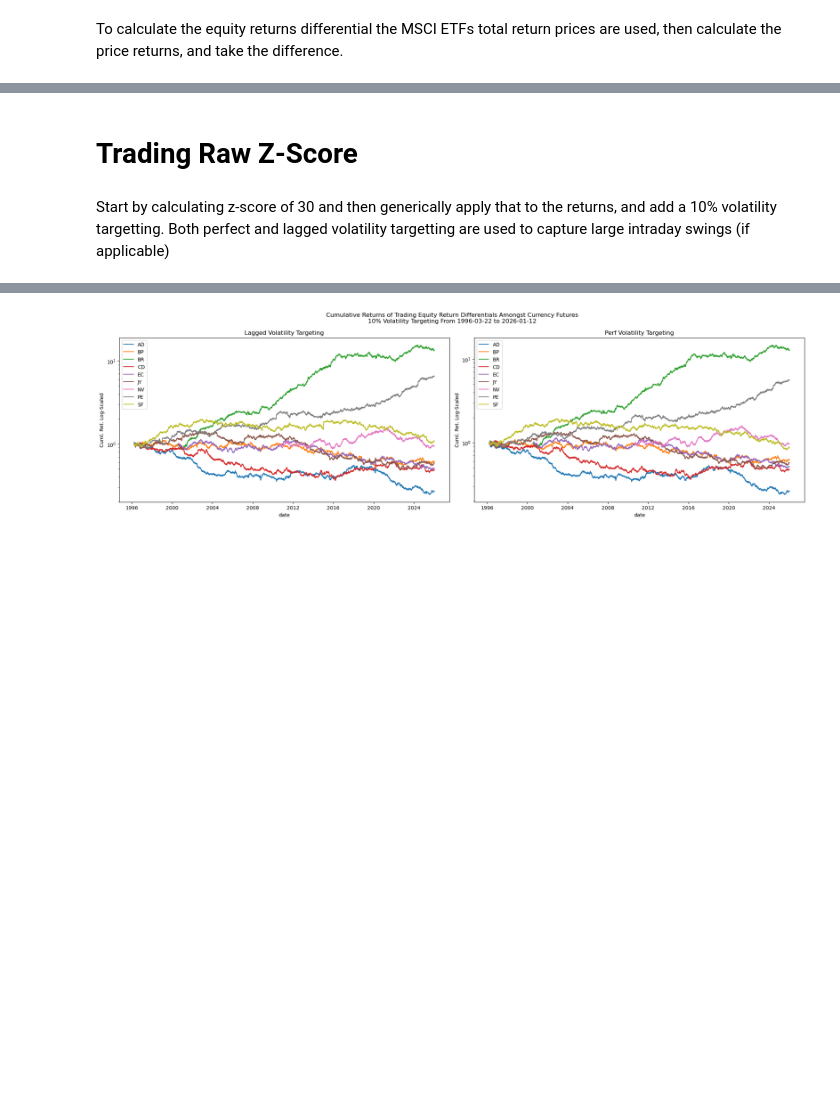
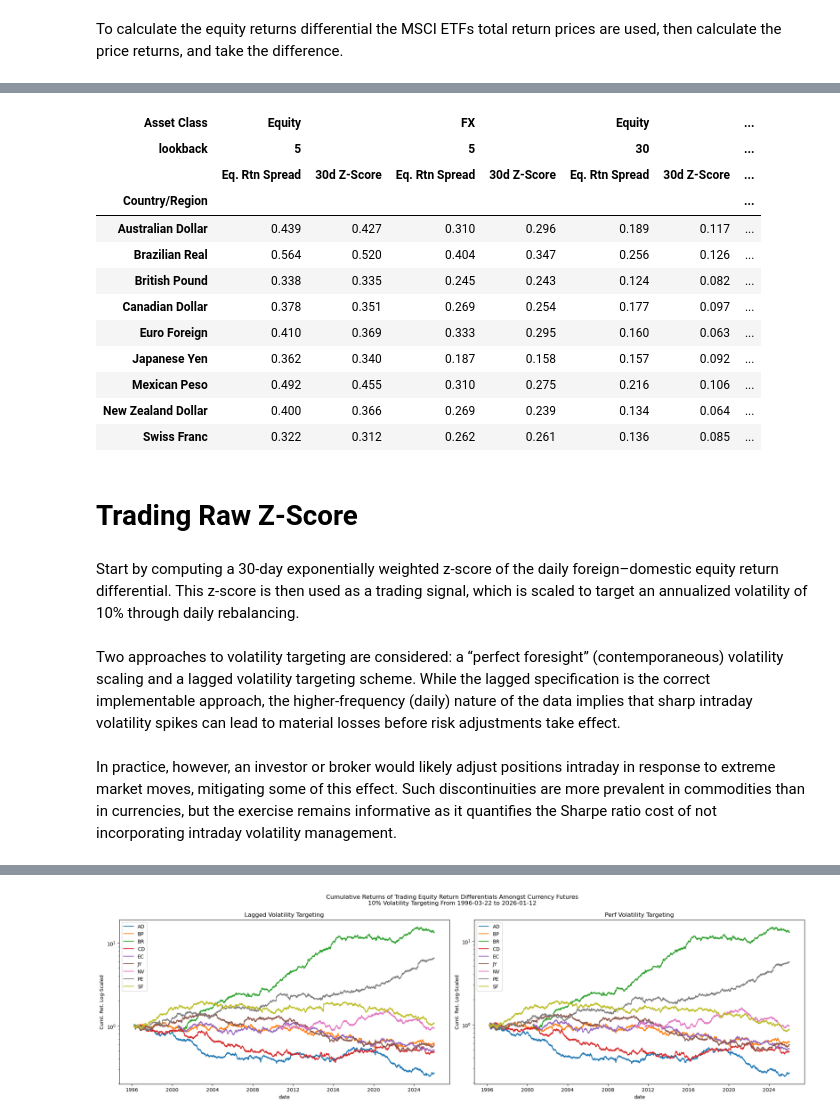
Before and after one commit to diegodalvarez/FXEquitySpillover, a Jupyter notebook: 1SignalStrategies.ipynb, the cells around one changed output, grey strips where cells are left out. Cells and saved outputs as stored; diff of their text form; code cells hidden in the pictures; blank space fills up the shorter version.

```diff
--- a/1SignalStrategies.ipynb
+++ b/1SignalStrategies.ipynb
@@ -61,0 +143,5 @@ df_combined = (df_fut_rtn.rename(
+# %%
+replacer = (df_ticker_guide.set_index(
+    "fut_ticker").
+    etf_ticker.
+    to_dict())
@@ -62,7 +150,60 @@ df_combined = (df_fut_rtn.rename(
+# %%
+df_eq_tmp = (df_eq_spread.pivot(
+    index = "date", columns = "ticker", values = "spread").
+    shift().
+    reset_index().
+    melt(id_vars = "date", var_name = "ticker", value_name = "eq_spread").
+    dropna())
+# %%
+display(df_trend.replace(
+    replacer).
+    query("ticker == @keep_tickers").
+    assign(date = lambda x: pd.to_datetime(x.date).dt.date).
+    rename(columns = {"signal": "trend_signal"}).
+    merge(right = df_eq_tmp, how = "inner", on = ["date", "ticker"]).
+    rename(columns = {"ticker": "etf_ticker"}).
+    merge(right = df_signal, how = "inner", on = ["date", "etf_ticker"]).
+    melt(id_vars = ["date", "etf_ticker", "trend_signal", "window", "asset_class"]).
+    drop(columns = ["date"]).
+    groupby(["etf_ticker", "window", "asset_class", "variable"]).
+    agg("corr").
+    reset_index().
+    query("value != 1").
+    merge(right = df_ticker_guide, how = "inner", on = ["etf_ticker"]).
+    rename(columns = {
+        "name"    : "Country/Region",
+        "variable": "",
+        "asset_class": "Asset Class",
+        "window"     : "lookback"}).
+    replace({
+        "eq_spread": "Eq. Rtn Spread",
+        "signal"   : "30d Z-Score",
+        "eq"       : "Equity",
+        "fx"       : "FX"}).
+    pivot(index = ["Country/Region"], columns = ["Asset Class", "lookback", ""], values = "value").
+    apply(lambda x: np.round(x,3)))
+# %% [output]
+| Asset Class | Equity |  | FX |  | Equity |  | ... |
+| lookback | 5 |  | 5 |  | 30 |  | ... |
+|  | Eq. Rtn Spread | 30d Z-Score | Eq. Rtn Spread | 30d Z-Score | Eq. Rtn Spread | 30d Z-Score | ... |
+| Country/Region |  |  |  |  |  |  | ... |
+| Australian Dollar | 0.439 | 0.427 | 0.310 | 0.296 | 0.189 | 0.117 | ... |
+| Brazilian Real | 0.564 | 0.520 | 0.404 | 0.347 | 0.256 | 0.126 | ... |
+| British Pound | 0.338 | 0.335 | 0.245 | 0.243 | 0.124 | 0.082 | ... |
+| Canadian Dollar | 0.378 | 0.351 | 0.269 | 0.254 | 0.177 | 0.097 | ... |
+| Euro Foreign | 0.410 | 0.369 | 0.333 | 0.295 | 0.160 | 0.063 | ... |
+| Japanese Yen | 0.362 | 0.340 | 0.187 | 0.158 | 0.157 | 0.092 | ... |
+| Mexican Peso | 0.492 | 0.455 | 0.310 | 0.275 | 0.216 | 0.106 | ... |
+| New Zealand Dollar | 0.400 | 0.366 | 0.269 | 0.239 | 0.134 | 0.064 | ... |
+| Swiss Franc | 0.322 | 0.312 | 0.262 | 0.261 | 0.136 | 0.085 | ... |
 # %% [markdown]
 # Trading Raw Z-Score
 # %% [markdown]
-Start by calculating z-score of 30 and then generically apply that to the returns, and add a 10% volatility targetting. Both perfect and lagged volatility targetting are used to capture large intraday swings (if applicable)
+Start by computing a 30-day exponentially weighted z-score of the daily foreign–domestic equity return differential. This z-score is then used as a trading signal, which is scaled to target an annualized volatility of 10\% through daily rebalancing.
+# %% [markdown]
+Two approaches to volatility targeting are considered: a “perfect foresight” (contemporaneous) volatility scaling and a lagged volatility targeting scheme. While the lagged specification is the correct implementable approach, the higher-frequency (daily) nature of the data implies that sharp intraday volatility spikes can lead to material losses before risk adjustments take effect.
+# %% [markdown]
+In practice, however, an investor or broker would likely adjust positions intraday in response to extreme market moves, mitigating some of this effect. Such discontinuities are more prevalent in commodities than in currencies, but the exercise remains informative as it quantifies the Sharpe ratio cost of not incorporating intraday volatility management.
 # %%
 df_zscore_rtn = (df_combined.assign(
     signal_rtn = lambda x: np.sign(x.signal) * x.fut_rtn).
```
Also changed, not shown: parts of 22 cells of this notebook, 2 other files.
